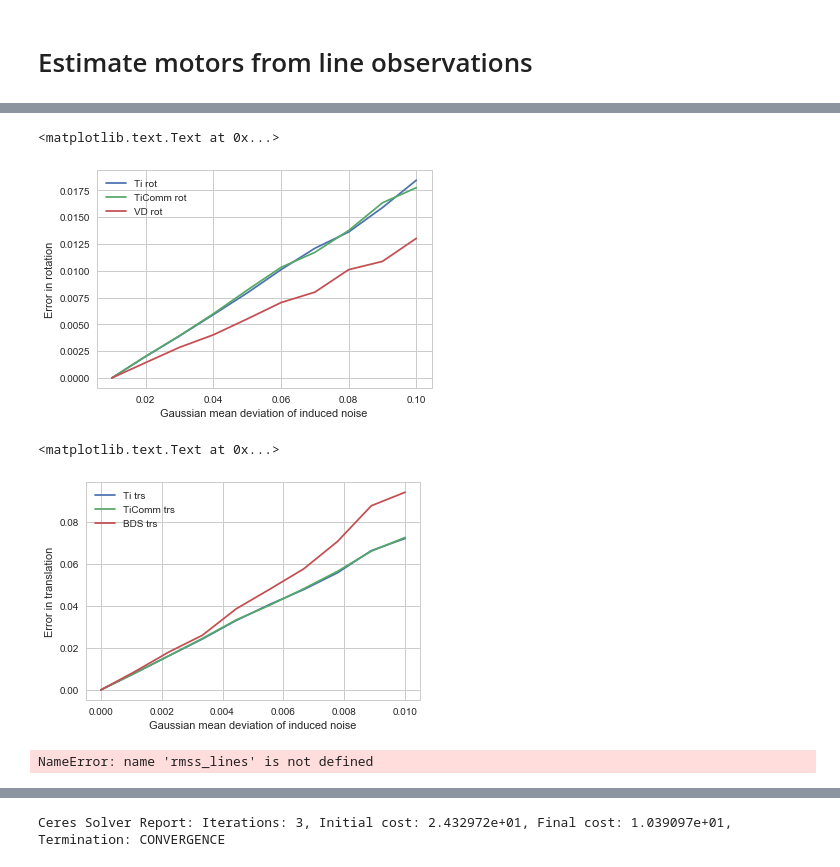
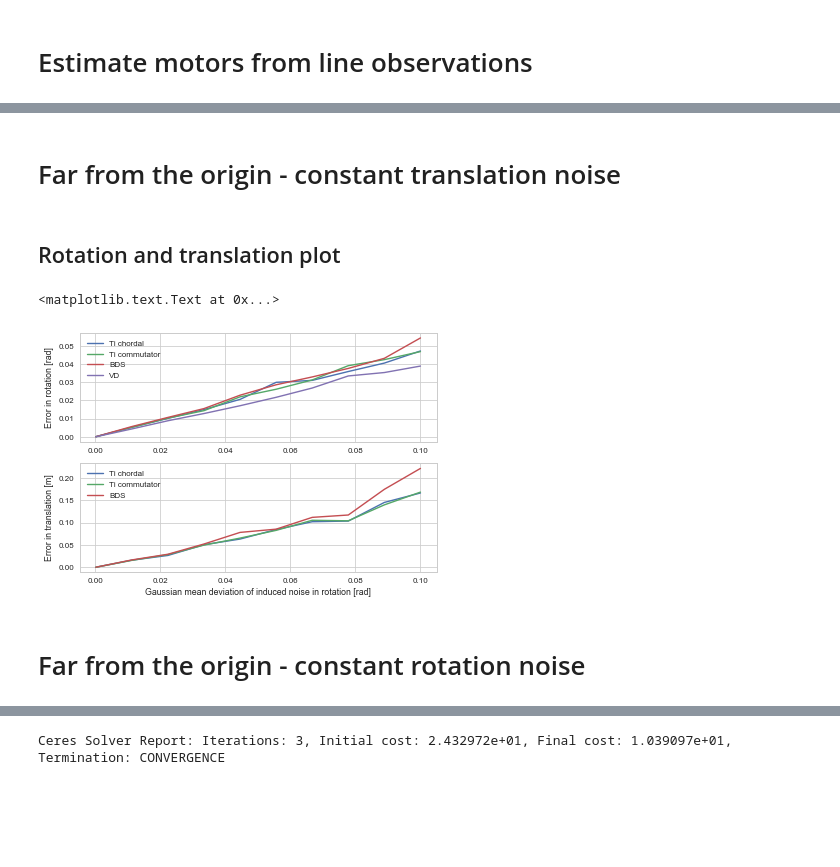
Before and after one commit to tingelst/game, a Jupyter notebook: python/Experiments-v2.ipynb, the cells around one changed output, grey strips where cells are left out. Drawn from its saved outputs; the diff is of its cells as text; code cells hidden in the pictures; blank space fills up the shorter version.

Commit message:
Added plots

```diff
--- a/python/Experiments-v2.ipynb
+++ b/python/Experiments-v2.ipynb
@@ -739,0 +739,2 @@ noise_levels = np.linspace(0.01,0.1,10)
+# %%
+sns.set_context('paper')
@@ -751,38 +861,45 @@ d = pd.concat(rmss_lines_rot)
+# %% [markdown]
+# Far from the origin - constant translation noise
+# %%
+radius = 10
+# %%
+sns.set_context('paper')
+# %%
+n_noise_levels = 10
+noise_levels_rot = np.linspace(0.0001, 0.1, n_noise_levels)
+noise_levels_trs = np.linspace(0.0001, 0.01, n_noise_levels)
+rmss_lines_rot_noise = [compare_rms_lines(*run_lines(10,10,10,
+                                               rot_noise_std=noise_level_rot,
+                                               trs_noise_std=0.001, noisy=True,
+                                               onlyrot=True,
+                                               radius=radius))
+              for noise_level_rot,
+                  noise_level_trs in zip(noise_levels_rot, noise_levels_trs)]
+# %% [markdown]
+## Rotation and translation plot
 # %%
-fig, ax = plt.subplots(1)
+d = pd.concat(rmss_lines_rot_noise)
 
-ax.plot(noise_levels, d['Ti']['rot'].tolist(), label='Ti rot')
-ax.plot(noise_levels, d['TiComm']['rot'].tolist(), label='TiComm rot')
-# ax.plot(noise_levels, d['BDS']['rot'].tolist(), label='BDS rot')
-ax.plot(noise_levels, d['VD']['rot'].tolist(), label='VD rot')
+fig, ax = plt.subplots(2)
 
-# ax.plot(noise_levels, d['Ti']['trs'].tolist(), label='Ti trs')
-# ax.plot(noise_levels, d['BDS']['trs'].tolist(), label='BDS trs')
-# ax.plot(noise_levels, d['VD']['trs'].tolist(), label='VD trs')
+ax0 = ax[0]
+ax0.plot(noise_levels_rot, d['Ti']['rot'].tolist(), label='Ti chordal')
+ax0.plot(noise_levels_rot, d['TiComm']['rot'].tolist(), label='Ti commutator')
+ax0.plot(noise_levels_rot, d['BDS']['rot'].tolist(), label='BDS')
+ax0.plot(noise_levels_rot, d['VD']['rot'].tolist(), label='VD')
+ax0.legend(frameon=False, loc=2)
+ax0.set_ylabel('Error in rotation [rad]')
 
+ax1 = ax[1]
+ax1.plot(noise_levels_rot, d['Ti']['trs'].tolist(), label='Ti chordal')
+ax1.plot(noise_levels_rot, d['TiComm']['trs'].tolist(), label='Ti commutator')
+ax1.plot(noise_levels_rot, d['BDS']['trs'].tolist(), label='BDS')
+ax1.legend(frameon=False, loc=2)
 
-# ax.plot(noise_levels, d['Ti']['mot'].tolist(), label='Ti mot')
-# ax.plot(noise_levels, d['BDS']['mot'].tolist(), label='BDS mot')
+ax1.set_xlabel('Gaussian mean deviation of induced noise in rotation [rad]')
+ax1.set_ylabel('Error in translation [m]')
 
-ax.legend(frameon=False, loc=2)
-ax.set_ylabel('Error in rotation')
-ax.set_xlabel('Gaussian mean deviation of induced noise')
+# plt.savefig('/Users/lars/latex/latex-phd-thesis/Figures/lines-far-rot-noise.pdf')
 # %% [output]
 <matplotlib.text.Text at 0x...>
-[figure, old version]
+[figure, new version]
-# %%
-fig, ax = plt.subplots(1)
-ax.plot(noise_levels_trs, d['Ti']['trs'].tolist(), label='Ti trs')
-ax.plot(noise_levels_trs, d['TiComm']['trs'].tolist(), label='TiComm trs')
-ax.plot(noise_levels_trs, d['BDS']['trs'].tolist(), label='BDS trs')
-
-ax.legend(frameon=False, loc=2)
-ax.set_ylabel('Error in translation')
-ax.set_xlabel('Gaussian mean deviation of induced noise')
-# %% [output]
-<matplotlib.text.Text at 0x...>
-[figure, removed]
-# %%
-pickle.dump(rmss_lines, open('rmss_lines_used.pickle', 'wb'))
-# %% [output]
-NameError: name 'rmss_lines' is not defined
@@ -790,0 +906,2 @@ d = pd.concat(rmss_lines)
+# %% [markdown]
+# Far from the origin - constant rotation noise
```
Also changed, not shown: parts of 27 cells of this notebook, 1 other file.
